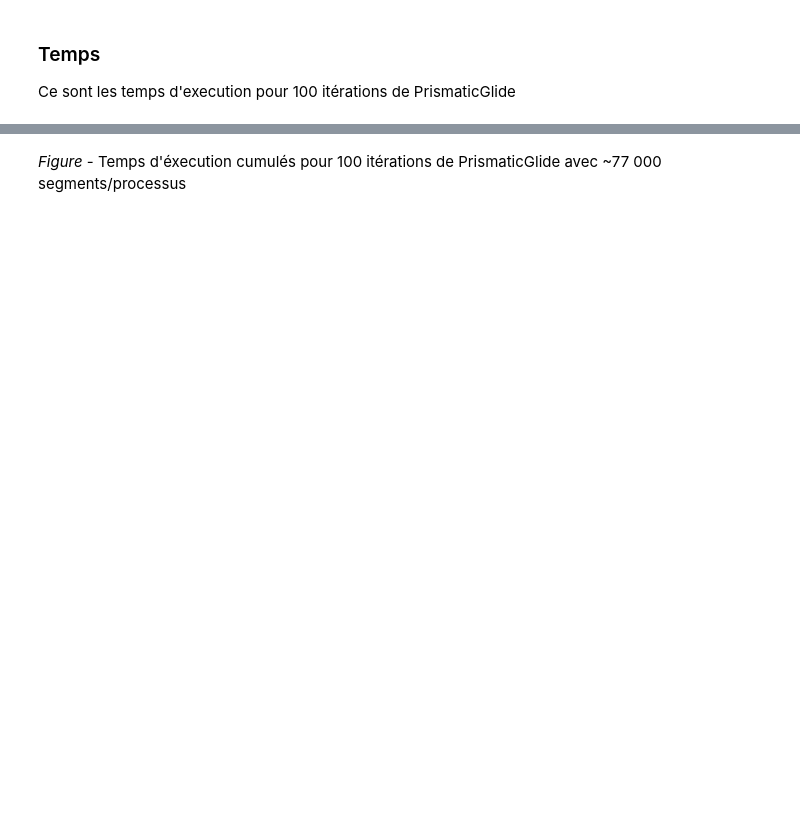
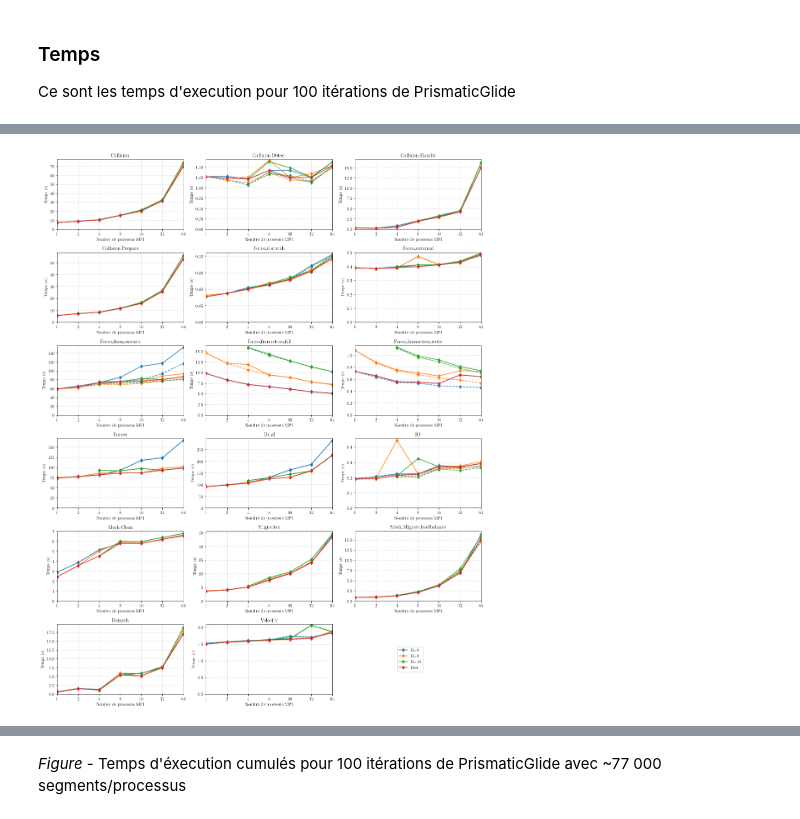
Before and after one commit to arnodu/adurocher-doc, a Jupyter notebook: jupyter/bench_mpi/bench_mpi.ipynb, the cells around one changed output, grey strips where cells are left out. Saved outputs shown, nothing was run; the diff lists cells and outputs as text; code cells hidden in the pictures; blank space fills up the shorter version.

```diff
--- a/jupyter/bench_mpi/bench_mpi.ipynb
+++ b/jupyter/bench_mpi/bench_mpi.ipynb
@@ -151,11 +157,13 @@ plt.show()
 
 Ce sont les temps d'execution pour 100 itérations de PrismaticGlide
 # %%
-h_weak=8
-
 #Extract weak scaling times
 ts_total_max_weak={}
 ts_total_min_weak={}
+ts_total_best_weak={}
 for name in list_names:
-    ts_total_max_weak[name] = np.array([ max([ t_total[p,rank,name,p,h_weak] for rank in range(p) ]) for p in list_nb_procs ])
-    ts_total_min_weak[name] = np.array([ min([ t_total[p,rank,name,p,h_weak] for rank in range(p) ]) for p in list_nb_procs ])
+    for h in list_tree_h:
+        ts_total_max_weak[name,h] = np.array([ max([ t_total.get( (p,rank,name,p,h) , float('inf') ) for rank in range(p) ]) for p in list_nb_procs ])
+        ts_total_min_weak[name,h] = np.array([ min([ t_total.get( (p,rank,name,p,h) , float('inf') )for rank in range(p) ]) for p in list_nb_procs ])
+    ts_total_best_weak[name] = np.min( [ ts_total_max_weak[name,h] for h in list_tree_h ] , axis=0)
+    print(ts_total_best_weak)
@@ -162,18 +188,25 @@ for name in list_names:
 # %%
 plt.figure(figsize=(textwidth, 5*figheight))
 i=1
 for name in list_names:
     plt.subplot(6,3,i)
-    line, = plt.plot( list_nb_procs, ts_total_max_weak[name], 'd-' )
-    plt.plot( list_nb_procs, ts_total_min_weak[name], 'd--', color=line.get_color() )
+    for h in list_tree_h:
+        line, = plt.plot( list_nb_procs, ts_total_max_weak[name,h], 'd-', label="H="+str(h) )
+        plt.plot( list_nb_procs, ts_total_min_weak[name,h], 'd--', color=line.get_color() )
+    plt.plot( list_nb_procs, ts_total_best_weak[name], 'd-', label="Best" )
     plt.title( timers_labels[name] )
-    #plt.xscale('log',basex=2)
+    plt.xscale('log',basex=2)
     plt.ylim(0)
     plt.ylabel('Temps (s)')
     xaxis_mpi()
     i=i+1
+
 plt.tight_layout()
+plt.legend(loc='center left', bbox_to_anchor=(1.5,0.5))
+
 
 plt.show()
+# %% [output]
+[figure, added]
 # %%
 names_to_plot = [ 'Mesh.Migrate', 'Remesh', 'Force_internal', 'Collision' ]
```
Also changed, not shown: parts of 10 cells of this notebook.
